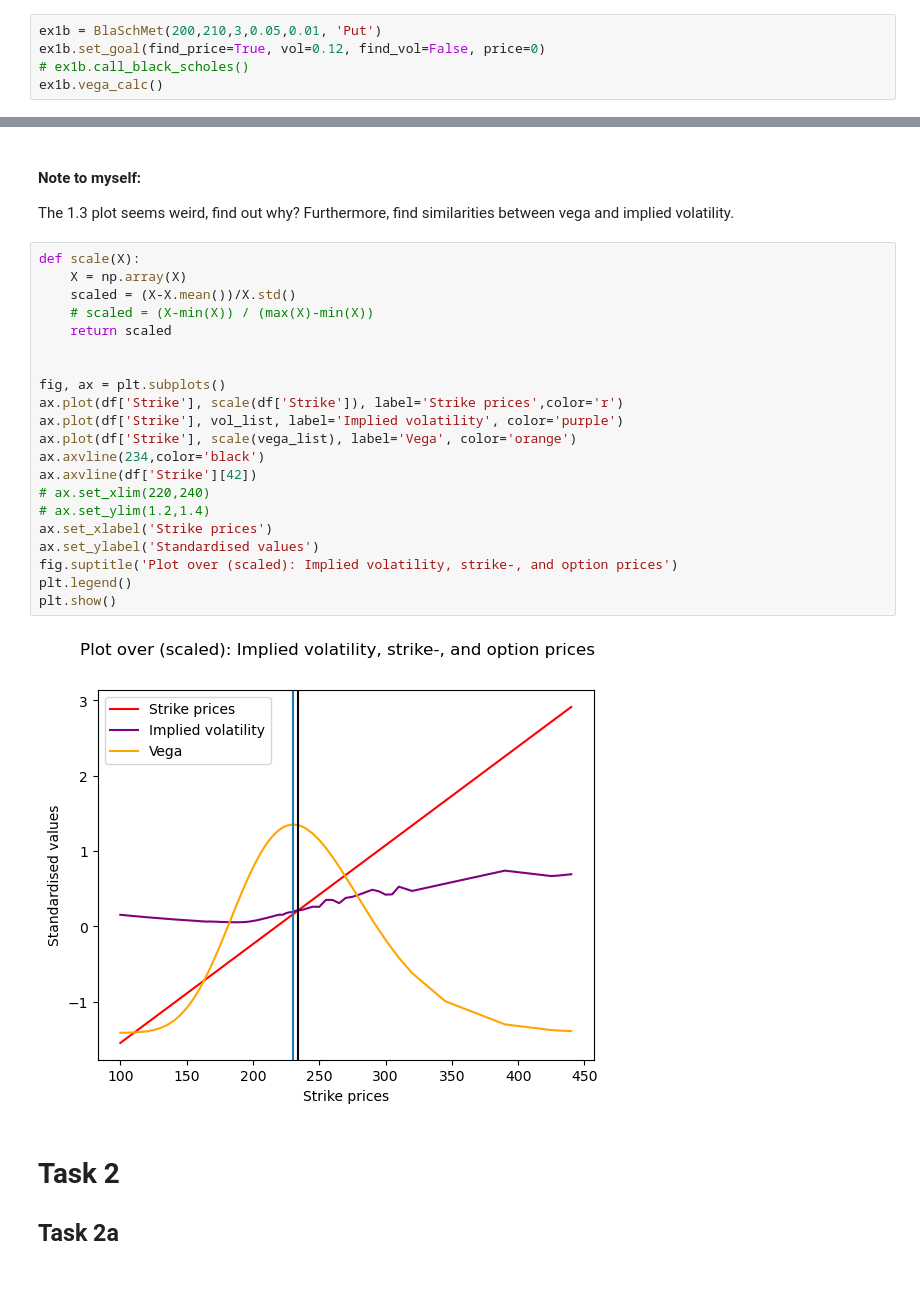
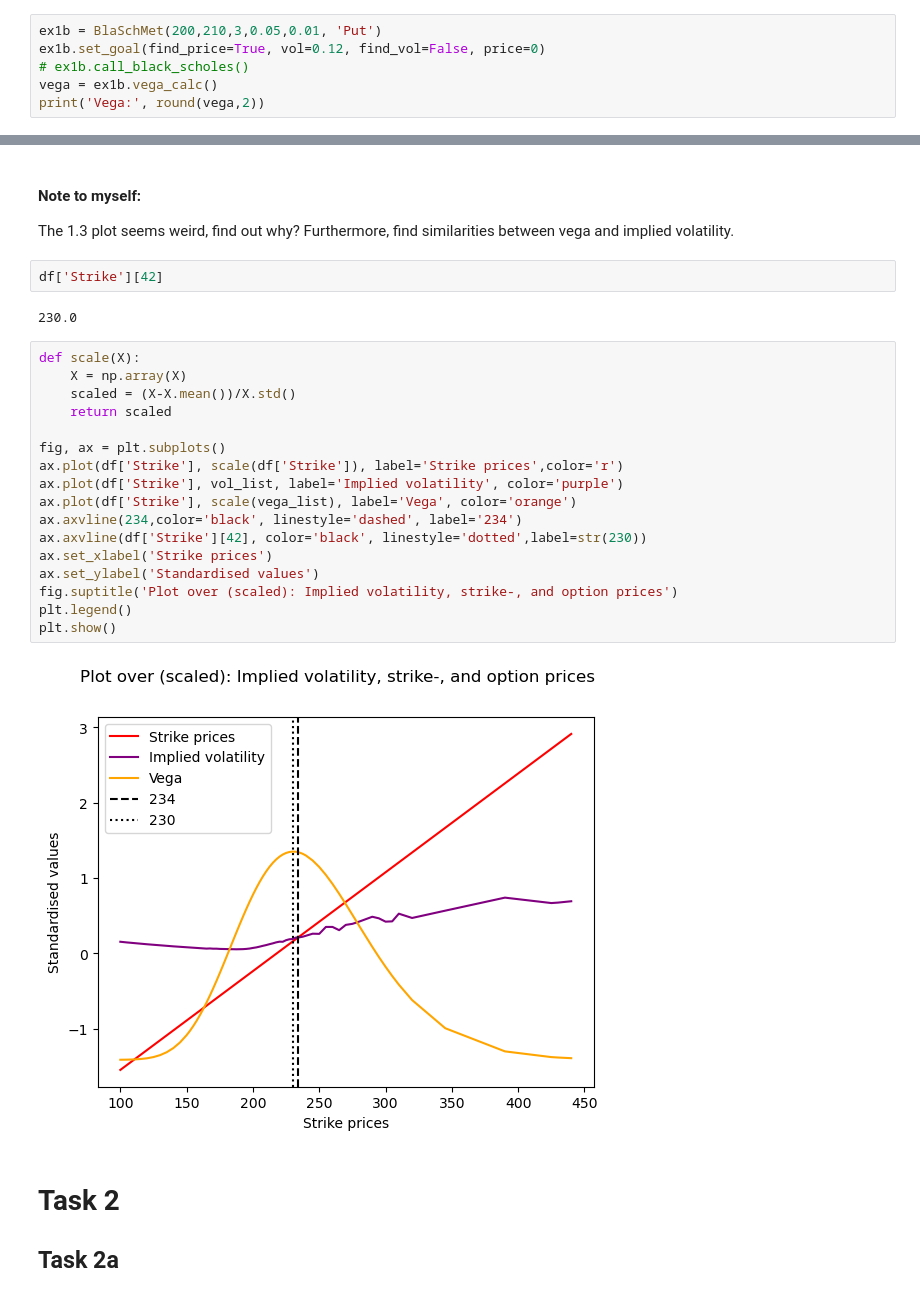
Before and after one commit to DataJakob/Various-School-Projects, a Jupyter notebook: Project_Evaluation_and_Finance/deliverable.ipynb, the cells around one changed output, grey strips where cells are left out. Drawn from its saved outputs; the diff is of its cells as text.

```diff
--- a/Project_Evaluation_and_Finance/deliverable.ipynb
+++ b/Project_Evaluation_and_Finance/deliverable.ipynb
@@ -28,5 +29,6 @@ ex1a.find_imp_vol(x_guess=0.0001)
 ex1b = BlaSchMet(200,210,3,0.05,0.01, 'Put')
 ex1b.set_goal(find_price=True, vol=0.12, find_vol=False, price=0)
 # ex1b.call_black_scholes()
-ex1b.vega_calc()
+vega = ex1b.vega_calc()
+print('Vega:', round(vega,2))
 # %% [output]
@@ -91,29 +93,29 @@ plt.show()
 # %% [markdown]
 <h4> Note to myself: </h4>
 <p> The 1.3 plot seems weird, find out why? Furthermore, find similarities between vega and implied volatility.
+# %%
+df['Strike'][42]
+# %% [output]
+230.0
 # %%
 def scale(X):
     X = np.array(X)
     scaled = (X-X.mean())/X.std()
-    # scaled = (X-min(X)) / (max(X)-min(X))
     return scaled
-
 
 fig, ax = plt.subplots()
 ax.plot(df['Strike'], scale(df['Strike']), label='Strike prices',color='r')
 ax.plot(df['Strike'], vol_list, label='Implied volatility', color='purple')
 ax.plot(df['Strike'], scale(vega_list), label='Vega', color='orange')
-ax.axvline(234,color='black')
-ax.axvline(df['Strike'][42])
-# ax.set_xlim(220,240)
-# ax.set_ylim(1.2,1.4)
+ax.axvline(234,color='black', linestyle='dashed', label='234')
+ax.axvline(df['Strike'][42], color='black', linestyle='dotted',label=str(230))
 ax.set_xlabel('Strike prices')
 ax.set_ylabel('Standardised values')
 fig.suptitle('Plot over (scaled): Implied volatility, strike-, and option prices')
 plt.legend()
 plt.show()
 # %% [output]
-[figure, old version]
+[figure, new version]
 # %% [markdown]
 <h1> Task 2 </h1>
 <h2> Task 2a </h2>
```
Also changed, not shown: parts of 14 cells of this notebook, 3 other files.
